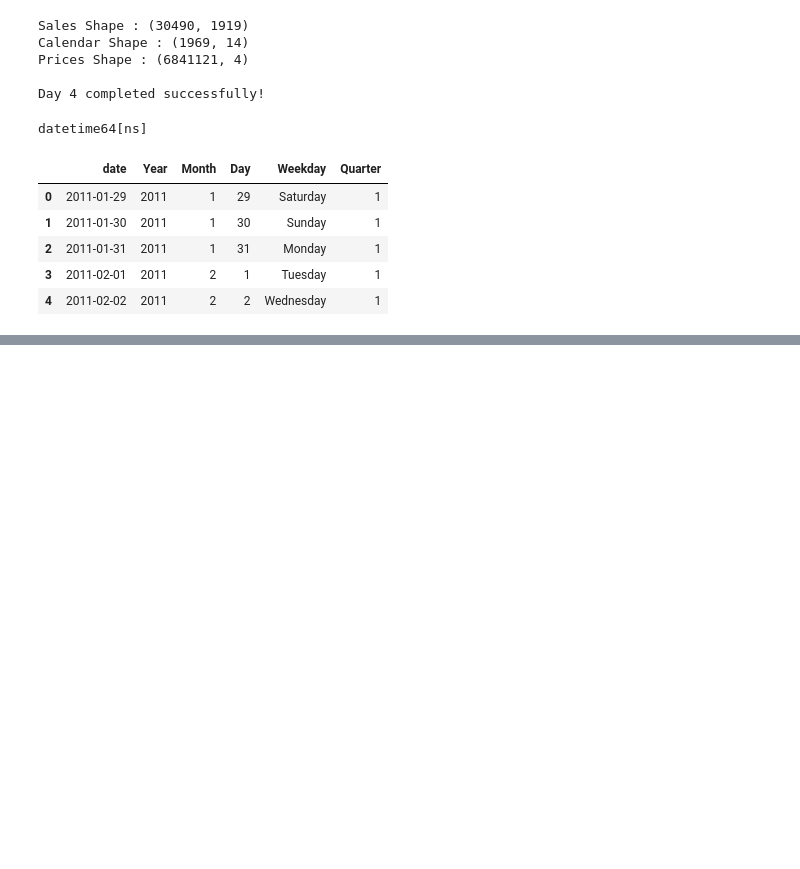
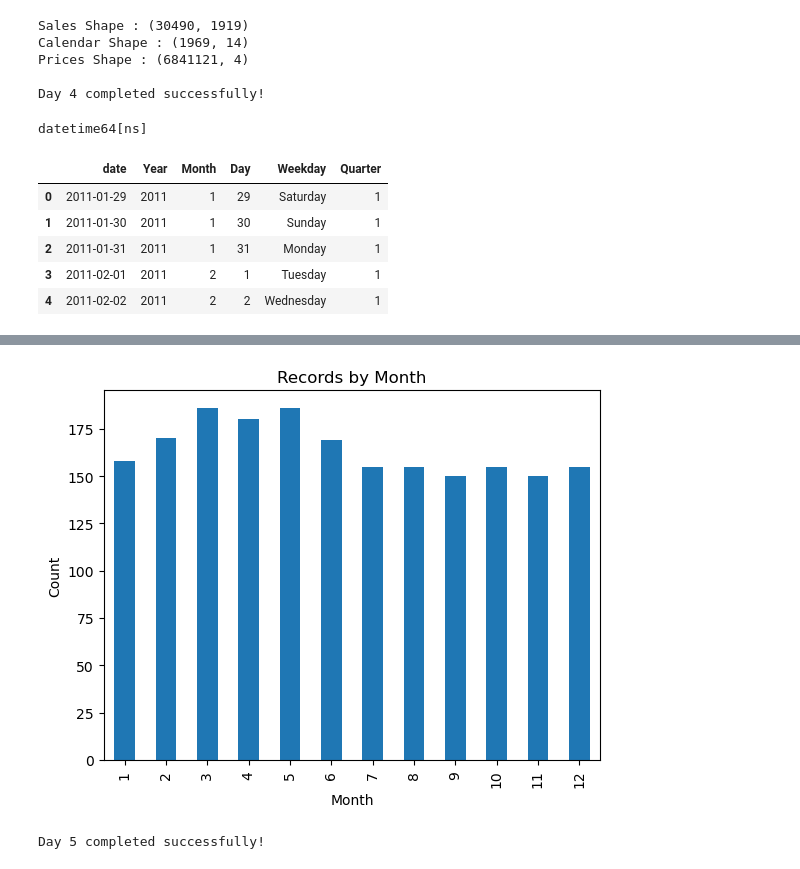
Before and after one commit to PoojaManjunath17/Retail-Demand-Forecasting, a Jupyter notebook: notebooks/Week1_Day1.ipynb, the cells around one changed output, grey strips where cells are left out. Saved outputs shown, nothing was run; the diff lists cells and outputs as text; code cells hidden in the pictures; blank space fills up the shorter version.

```diff
--- a/notebooks/Week1_Day1.ipynb
+++ b/notebooks/Week1_Day1.ipynb
@@ -576,0 +629,14 @@ calendar[["date", "Year", "Month", "Day", "Weekday", "Quarter"]].head()
+# %%
+calendar["Month"].value_counts().sort_index().plot(kind="bar")
+
+plt.title("Records by Month")
+plt.xlabel("Month")
+plt.ylabel("Count")
+
+plt.show()
+# %% [output]
+[figure, added]
+# %%
+print("Day 5 completed successfully!")
+# %% [output]
+Day 5 completed successfully!
```
Also changed, not shown: parts of 4 cells of this notebook.
